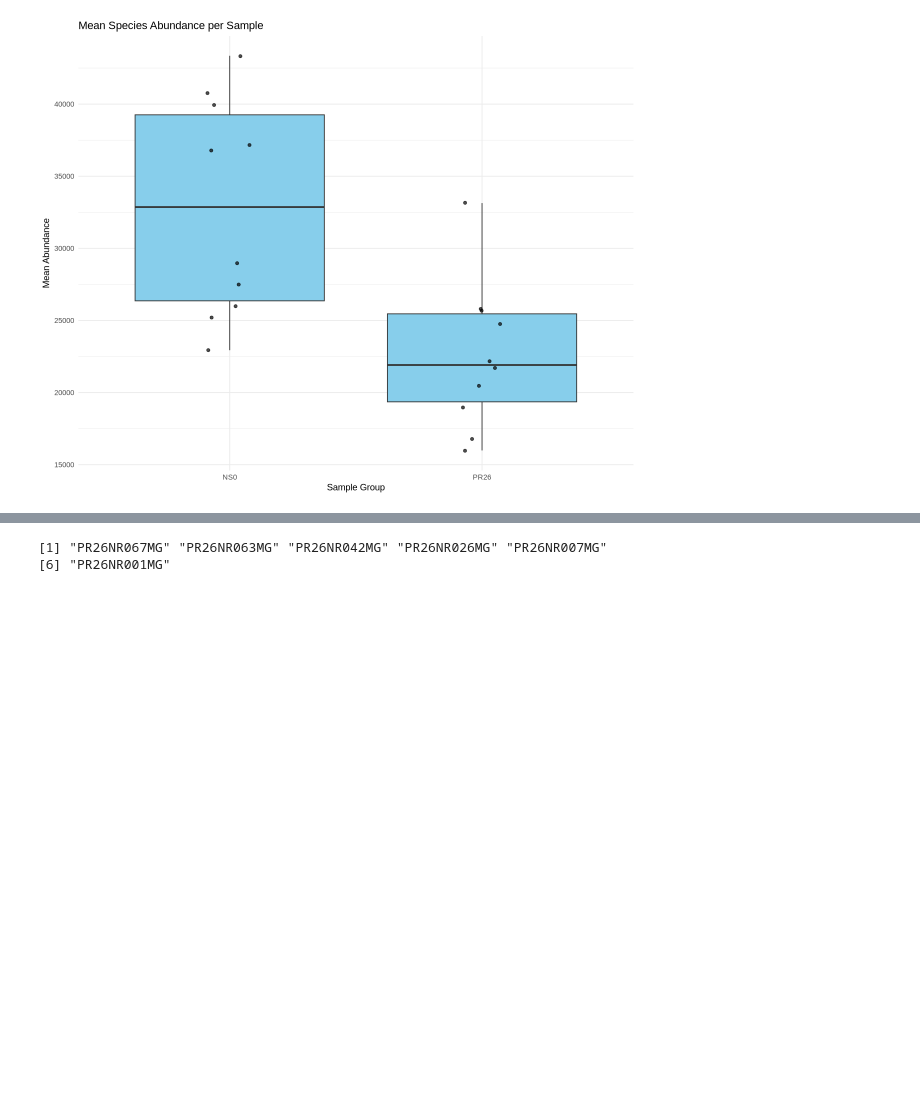
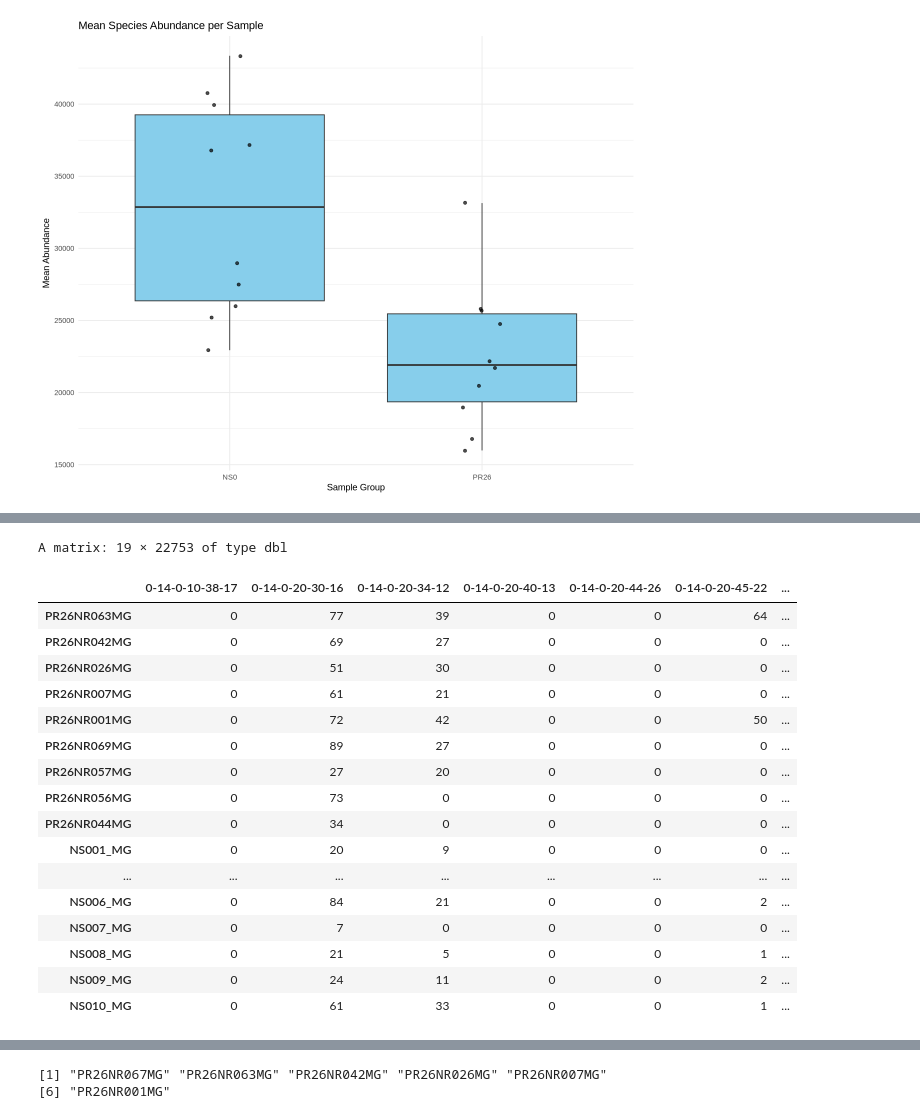
Before and after one commit to JPereira199/kraken_snake, a Jupyter notebook: scripts/deseq2.ipynb, the cells around one changed output, grey strips where cells are left out. Drawn from its saved outputs; the diff is of its cells as text; code cells hidden in the pictures; blank space fills up the shorter version.

```diff
--- a/scripts/deseq2.ipynb
+++ b/scripts/deseq2.ipynb
@@ -402,6 +424,27 @@ make_volcano_plot <- function(res_obj,
   invisible(list(res_df      = res_df,
                  top_hits_df = top_hits_df))
 }
+# %%
+counts
+# %% [output]
+A matrix: 19 × 22753 of type dbl
+|  | 0-14-0-10-38-17 | 0-14-0-20-30-16 | 0-14-0-20-34-12 | 0-14-0-20-40-13 | 0-14-0-20-44-26 | 0-14-0-20-45-22 | ... |
+| PR26NR063MG | 0 | 77 | 39 | 0 | 0 | 64 | ... |
+| PR26NR042MG | 0 | 69 | 27 | 0 | 0 | 0 | ... |
+| PR26NR026MG | 0 | 51 | 30 | 0 | 0 | 0 | ... |
+| PR26NR007MG | 0 | 61 | 21 | 0 | 0 | 0 | ... |
+| PR26NR001MG | 0 | 72 | 42 | 0 | 0 | 50 | ... |
+| PR26NR069MG | 0 | 89 | 27 | 0 | 0 | 0 | ... |
+| PR26NR057MG | 0 | 27 | 20 | 0 | 0 | 0 | ... |
+| PR26NR056MG | 0 | 73 | 0 | 0 | 0 | 0 | ... |
+| PR26NR044MG | 0 | 34 | 0 | 0 | 0 | 0 | ... |
+| NS001_MG | 0 | 20 | 9 | 0 | 0 | 0 | ... |
+| ... | ... | ... | ... | ... | ... | ... | ... |
+| NS006_MG | 0 | 84 | 21 | 0 | 0 | 2 | ... |
+| NS007_MG | 0 | 7 | 0 | 0 | 0 | 0 | ... |
+| NS008_MG | 0 | 21 | 5 | 0 | 0 | 1 | ... |
+| NS009_MG | 0 | 24 | 11 | 0 | 0 | 2 | ... |
+| NS010_MG | 0 | 61 | 33 | 0 | 0 | 1 | ... |
 # %%
 library(dplyr)
 library(DESeq2)
```
Also changed, not shown: parts of 6 cells of this notebook, 5 other files.
